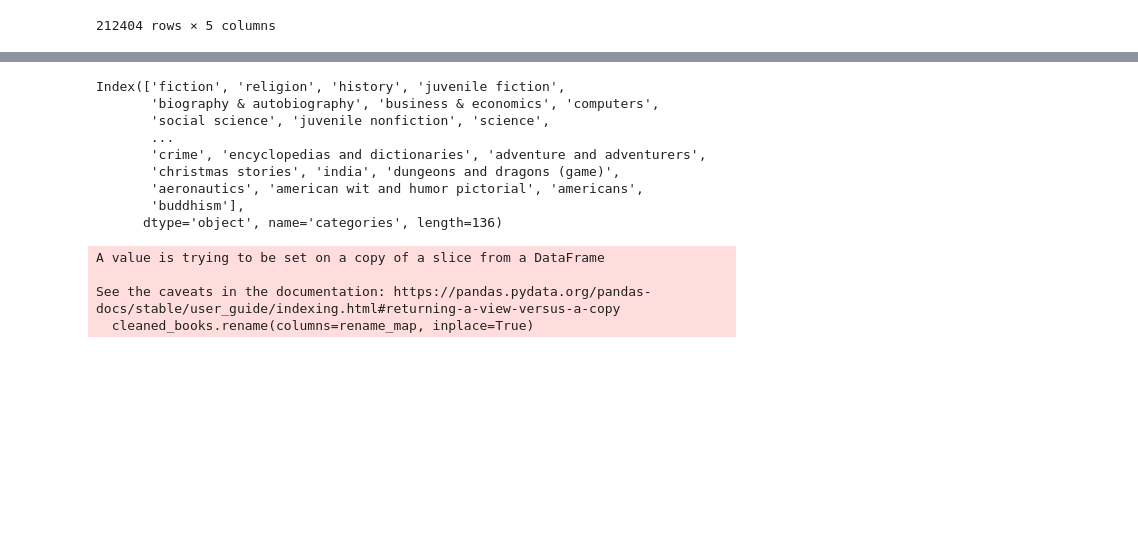
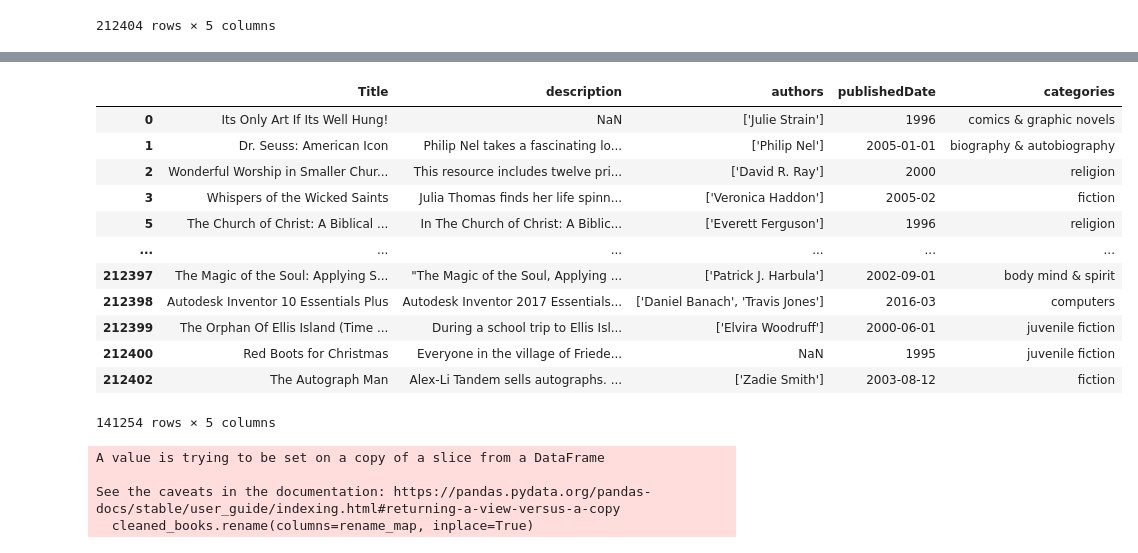
Before and after one commit to aarnol/CS396-Final-Project, a Jupyter notebook: data_cleaning.ipynb, the cells around one changed output, grey strips where cells are left out. Saved outputs shown, nothing was run; the diff lists cells and outputs as text; code cells hidden in the pictures; blank space fills up the shorter version.

```diff
--- a/data_cleaning.ipynb
+++ b/data_cleaning.ipynb
@@ -59,17 +70,20 @@ categories_keep = category_counts[category_counts > 50].index
-# %%
-categories_keep
-# %% [output]
-Index(['fiction', 'religion', 'history', 'juvenile fiction',
-       'biography & autobiography', 'business & economics', 'computers',
-       'social science', 'juvenile nonfiction', 'science',
-       ...
-       'crime', 'encyclopedias and dictionaries', 'adventure and adventurers',
-       'christmas stories', 'india', 'dungeons and dragons (game)',
-       'aeronautics', 'american wit and humor pictorial', 'americans',
-       'buddhism'],
-      dtype='object', name='categories', length=136)
 # %%
 cleaned_books = cleaned_books[cleaned_books["categories"].isin(categories_keep)]
+cleaned_books
+# %% [output]
+|  | Title | description | authors | publishedDate | categories |
+| 0 | Its Only Art If Its Well Hung! | NaN | ['Julie Strain'] | 1996 | comics & graphic novels |
+| 1 | Dr. Seuss: American Icon | Philip Nel takes a fascinating lo... | ['Philip Nel'] | 2005-01-01 | biography & autobiography |
+| 2 | Wonderful Worship in Smaller Chur... | This resource includes twelve pri... | ['David R. Ray'] | 2000 | religion |
+| 3 | Whispers of the Wicked Saints | Julia Thomas finds her life spinn... | ['Veronica Haddon'] | 2005-02 | fiction |
+| 5 | The Church of Christ: A Biblical ... | In The Church of Christ: A Biblic... | ['Everett Ferguson'] | 1996 | religion |
+| ... | ... | ... | ... | ... | ... |
+| 212397 | The Magic of the Soul: Applying S... | "The Magic of the Soul, Applying ... | ['Patrick J. Harbula'] | 2002-09-01 | body mind & spirit |
+| 212398 | Autodesk Inventor 10 Essentials Plus | Autodesk Inventor 2017 Essentials... | ['Daniel Banach', 'Travis Jones'] | 2016-03 | computers |
+| 212399 | The Orphan Of Ellis Island (Time ... | During a school trip to Ellis Isl... | ['Elvira Woodruff'] | 2000-06-01 | juvenile fiction |
+| 212400 | Red Boots for Christmas | Everyone in the village of Friede... | NaN | 1995 | juvenile fiction |
+| 212402 | The Autograph Man | Alex-Li Tandem sells autographs. ... | ['Zadie Smith'] | 2003-08-12 | fiction |
+141254 rows × 5 columns
 # %%
 rename_map = {
     'Title': 'title',
```
Also changed, not shown: parts of 10 cells of this notebook, 3 other files.
